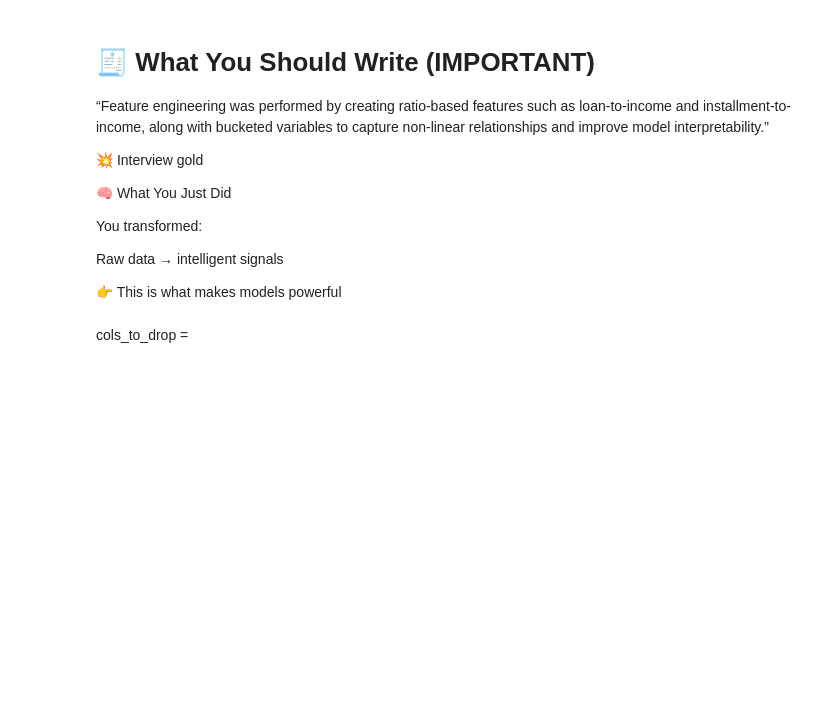
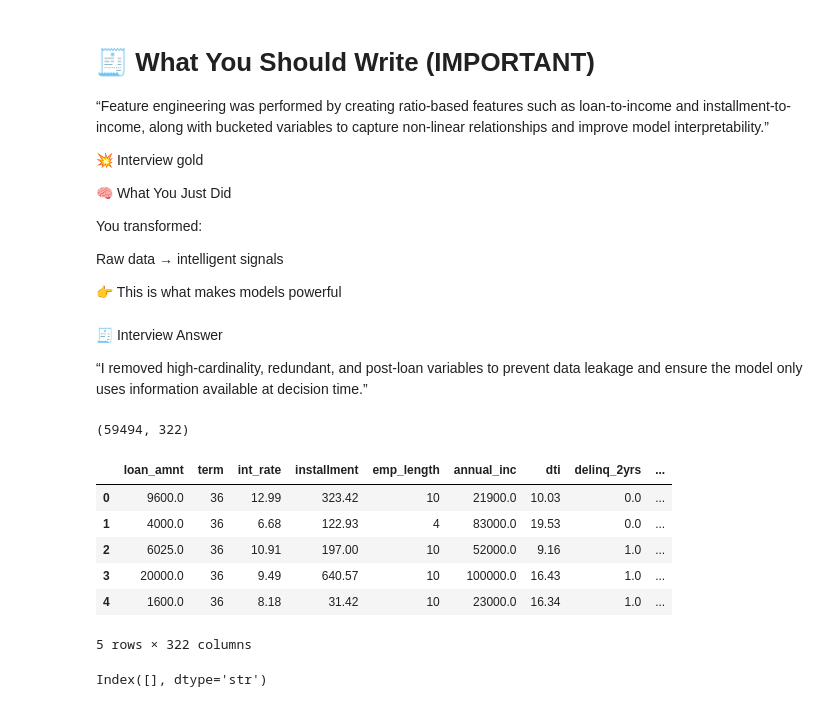
Before and after one commit to shreyansh26jan/fintech-credit-risk, a Jupyter notebook: notebook/day3B_FeatureEngineering.ipynb, the cells around one changed output. Drawn from its saved outputs; the diff is of its cells as text; code cells hidden in the pictures; blank space fills up the shorter version.

```diff
--- a/notebook/day3B_FeatureEngineering.ipynb
+++ b/notebook/day3B_FeatureEngineering.ipynb
@@ -123,7 +254,20 @@ You transformed:
 Raw data → intelligent signals
 
 👉 This is what makes models powerful
-# %% [markdown]
-cols_to_drop =
+# %%
+
+drop_cols = [
+    'loan_status',
+    'emp_title',
+    'pymnt_plan',
+    'last_credit_pull_d',
+    'earliest_cr_line',
+    'hardship_flag',
+    'debt_settlement_flag'
+]
 # %%
-df = df.drop(columns=cols_to_drop)
+df = df.drop(columns=drop_cols)
+# %% [markdown]
+🧾 Interview Answer
+
+“I removed high-cardinality, redundant, and post-loan variables to prevent data leakage and ensure the model only uses information available at decision time.”
@@ -130,2 +276,18 @@ df = df.drop(columns=cols_to_drop)
+# %%
+print(df.shape)
+df.head()
+# %% [output]
+(59494, 322)
+|  | loan_amnt | term | int_rate | installment | emp_length | annual_inc | dti | delinq_2yrs | ... |
+| 0 | 9600.0 | 36 | 12.99 | 323.42 | 10 | 21900.0 | 10.03 | 0.0 | ... |
+| 1 | 4000.0 | 36 | 6.68 | 122.93 | 4 | 83000.0 | 19.53 | 0.0 | ... |
+| 2 | 6025.0 | 36 | 10.91 | 197.00 | 10 | 52000.0 | 9.16 | 1.0 | ... |
+| 3 | 20000.0 | 36 | 9.49 | 640.57 | 10 | 100000.0 | 16.43 | 1.0 | ... |
+| 4 | 1600.0 | 36 | 8.18 | 31.42 | 10 | 23000.0 | 16.34 | 1.0 | ... |
+5 rows × 322 columns
+# %%
+df.select_dtypes(include='object').columns
+# %% [output]
+Index([], dtype='str')
 # %%
 df.to_csv("../data/processed/processed_stage4.csv", index=False)
```
Also changed, not shown: parts of 9 cells of this notebook.
